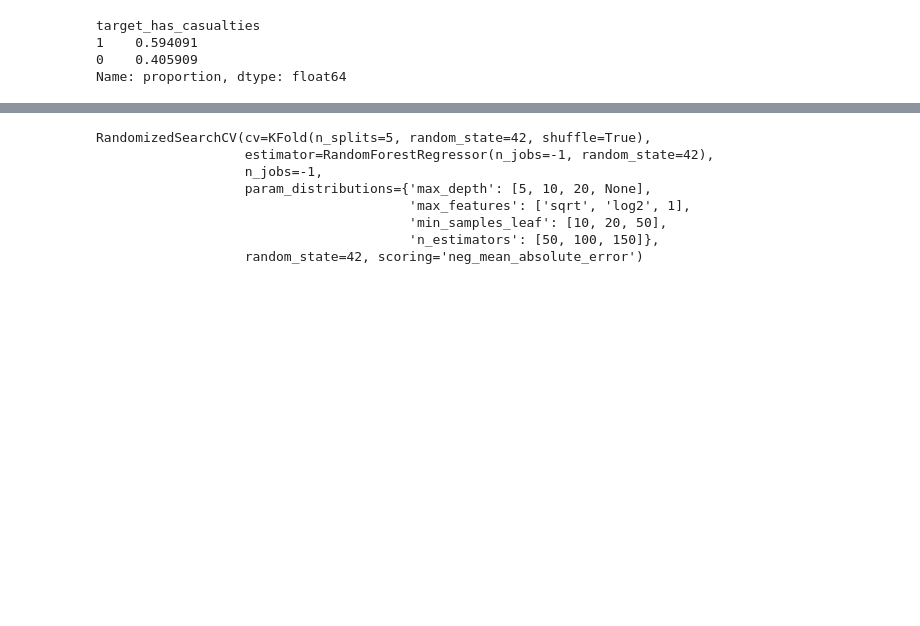
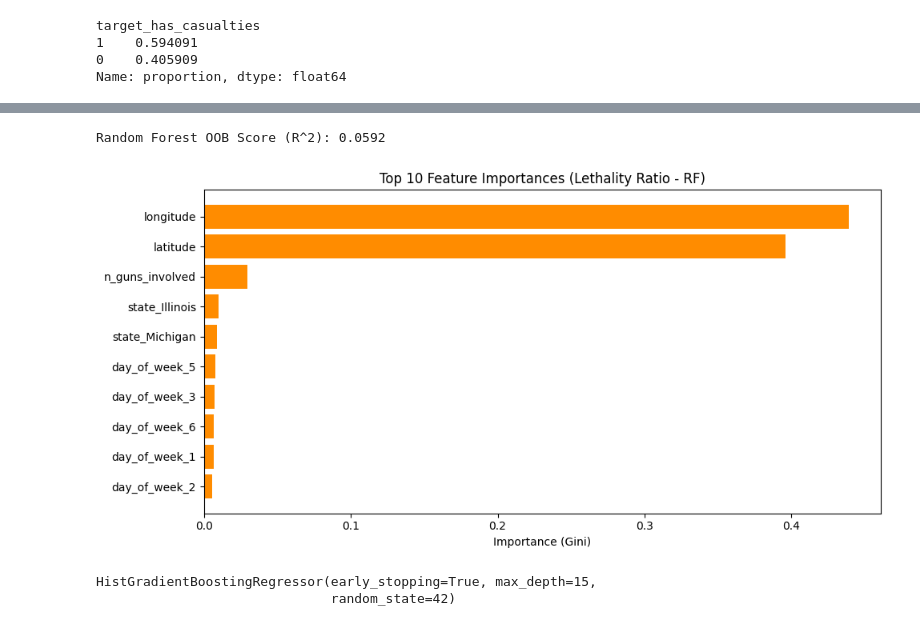
Before and after one commit to Neukz/gun-violence-analysis, a Jupyter notebook: notebooks/incident_severity_modeling.ipynb, the cells around one changed output, grey strips where cells are left out. Drawn from its saved outputs; the diff is of its cells as text; code cells hidden in the pictures; blank space fills up the shorter version.

```diff
--- a/notebooks/incident_severity_modeling.ipynb
+++ b/notebooks/incident_severity_modeling.ipynb
@@ -325,12 +265,38 @@ search_lr = RandomizedSearchCV(
-# %%
-search_lr.fit(X_train_lr, y_train_lr)
-# %% [output]
-RandomizedSearchCV(cv=KFold(n_splits=5, random_state=42, shuffle=True),
-                   estimator=RandomForestRegressor(n_jobs=-1, random_state=42),
-                   n_jobs=-1,
-                   param_distributions={'max_depth': [5, 10, 20, None],
-                                        'max_features': ['sqrt', 'log2', 1],
-                                        'min_samples_leaf': [10, 20, 50],
-                                        'n_estimators': [50, 100, 150]},
-                   random_state=42, scoring='neg_mean_absolute_error')
+# %%
+y_lethal = df.loc[mask_casualties, "target_lethality_ratio"]
+X_train_lr_split, X_test_lr_split, y_train_lr_split, y_test_lr_split = train_test_split(
+    X_lethal, y_lethal, test_size=0.2, random_state=42
+)
+# %%
+rf_lr = RandomForestRegressor(
+    n_jobs=-1, random_state=42, oob_score=True, min_samples_leaf=20, max_depth=15
+)
+rf_lr.fit(X_train_lr_split, y_train_lr_split)
+print(f"Random Forest OOB Score (R^2): {rf_lr.oob_score_:.4f}")
+# %% [output]
+Random Forest OOB Score (R^2): 0.0592
+# %%
+importances_lr = rf_lr.feature_importances_
+top_idx_lr = np.argsort(importances_lr)[-10:]
+
+plt.figure(figsize=(10, 5))
+plt.barh(X_lethal.columns[top_idx_lr], importances_lr[top_idx_lr], color="darkorange")
+plt.title("Top 10 Feature Importances (Lethality Ratio - RF)")
+plt.xlabel("Importance (Gini)")
+plt.tight_layout()
+plt.show()
+# %% [output]
+[figure, added]
+# %%
+hgb_lr = HistGradientBoostingRegressor(
+    random_state=42,
+    early_stopping=True,
+    validation_fraction=0.1,
+    min_samples_leaf=20,
+    max_depth=15,
+)
+hgb_lr.fit(X_train_lr_split, y_train_lr_split)
+# %% [output]
+HistGradientBoostingRegressor(early_stopping=True, max_depth=15,
+                              random_state=42)
 # %%
```
Also changed, not shown: parts of 32 cells of this notebook.
